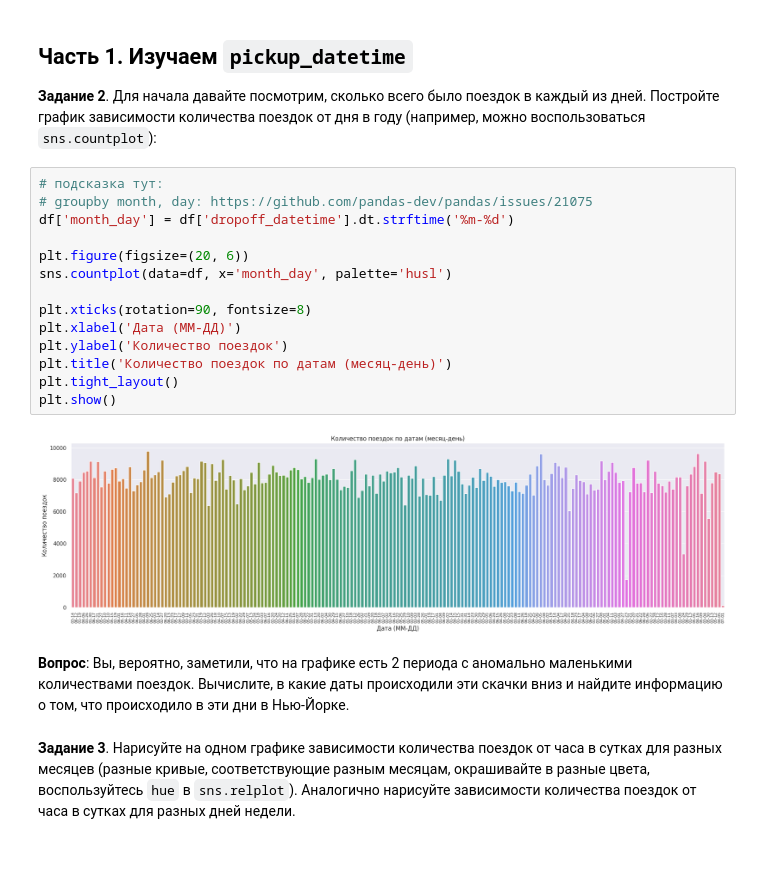
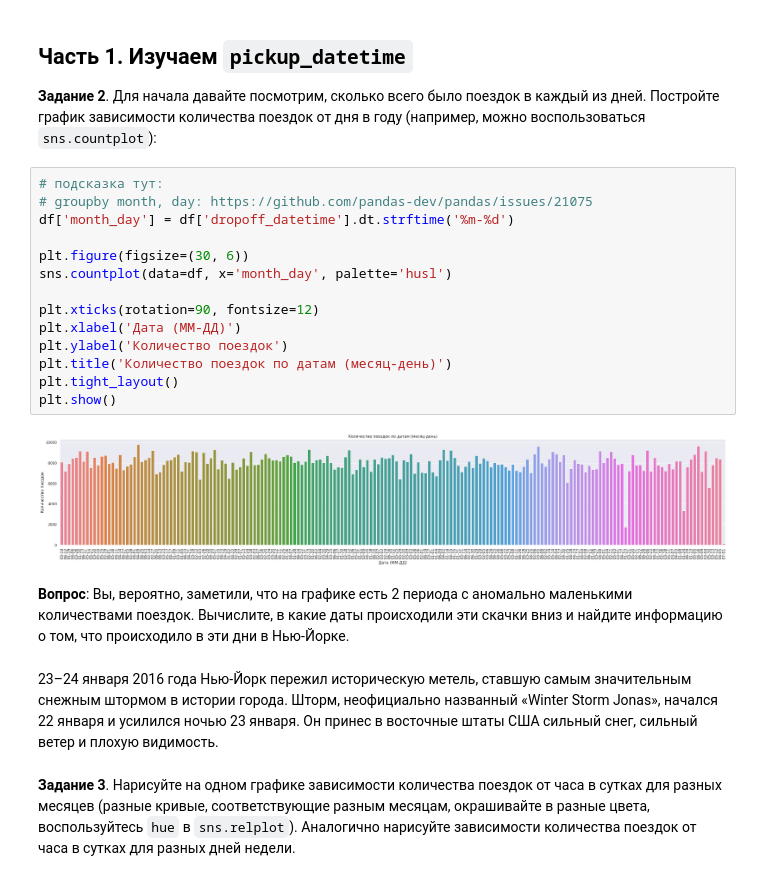
Before and after one commit to ElizabethCherrie/Analysis, a Jupyter notebook: Data_Analisys_Project_2023.ipynb, the cells around one changed output. Cells and saved outputs as stored; diff of their text form; blank space fills up the shorter version.

```diff
--- a/Data_Analisys_Project_2023.ipynb
+++ b/Data_Analisys_Project_2023.ipynb
@@ -127,21 +127,23 @@ plt.show()
 # %%
 # подсказка тут:
 # groupby month, day: https://github.com/pandas-dev/pandas/issues/21075
 df['month_day'] = df['dropoff_datetime'].dt.strftime('%m-%d')
 
-plt.figure(figsize=(20, 6))
+plt.figure(figsize=(30, 6))
 sns.countplot(data=df, x='month_day', palette='husl')
 
-plt.xticks(rotation=90, fontsize=8)
+plt.xticks(rotation=90, fontsize=12)
 plt.xlabel('Дата (ММ-ДД)')
 plt.ylabel('Количество поездок')
 plt.title('Количество поездок по датам (месяц-день)')
 plt.tight_layout()
 plt.show()
 # %% [output]
-[figure, old version]
+[figure, new version]
 # %% [markdown]
 **Вопрос**: Вы, вероятно, заметили, что на графике есть 2 периода с аномально маленькими количествами поездок. Вычислите, в какие даты происходили эти скачки вниз и найдите информацию о том, что происходило в эти дни в Нью-Йорке.
+# %% [markdown]
+23–24 января 2016 года Нью-Йорк пережил историческую метель, ставшую самым значительным снежным штормом в истории города. Шторм, неофициально названный «Winter Storm Jonas», начался 22 января и усилился ночью 23 января. Он принес в восточные штаты США сильный снег, сильный ветер и плохую видимость.
 # %% [markdown]
 **Задание 3**. Нарисуйте на одном графике зависимости количества поездок от часа в сутках для разных месяцев (разные кривые, соответствующие разным месяцам, окрашивайте в разные цвета, воспользуйтесь `hue` в `sns.relplot`). Аналогично нарисуйте зависимости количества поездок от часа в сутках для разных дней недели.
 # %%
```
Also changed, not shown: parts of 5 cells of this notebook.
